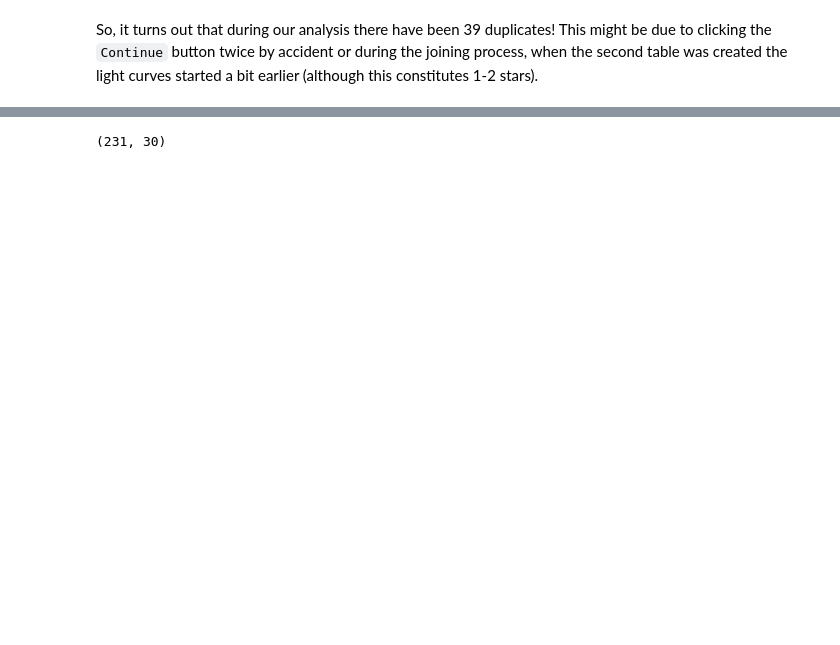
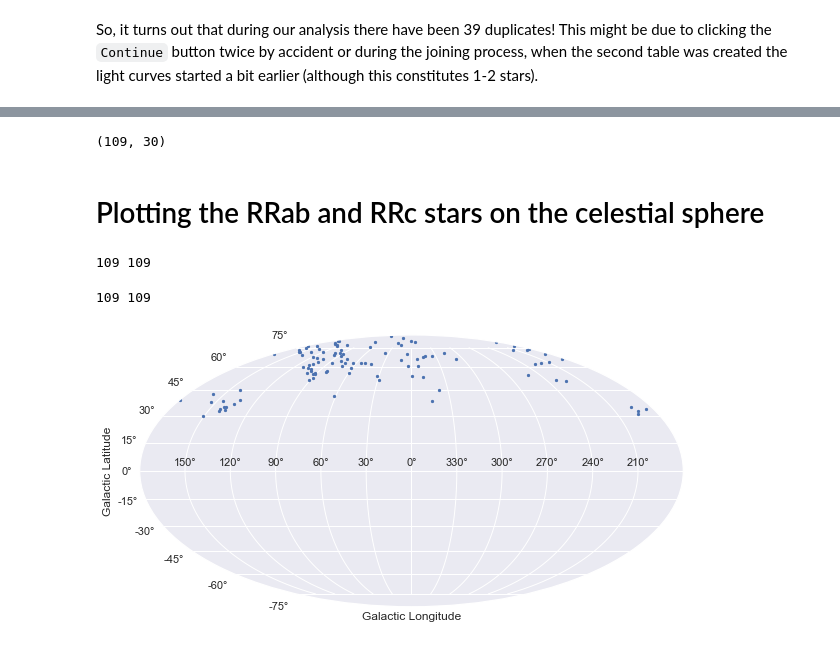
Before and after one commit to emadonev/var_stars, a Jupyter notebook: nbs/04_Searching_for_Blazhko_stars.ipynb, the cells around one changed output, grey strips where cells are left out. Saved outputs shown, nothing was run; the diff lists cells and outputs as text; code cells hidden in the pictures; blank space fills up the shorter version.

```diff
--- a/nbs/04_Searching_for_Blazhko_stars.ipynb
+++ b/nbs/04_Searching_for_Blazhko_stars.ipynb
@@ -413,0 +441,3 @@ blazhko_list.head()
+# %%
+blazhko_list_ab = pd.read_csv('../outputs/BLAZHKO_LIST_FINAL.csv')
+blazhko_list_ab.head()
@@ -414,4 +452,68 @@ blazhko_list.head()
 # %%
-blazhko_list.shape
+blazhko_list_ab.shape
 # %% [output]
-(231, 30)
+(109, 30)
+# %% [markdown]
+# Plotting the RRab and RRc stars on the celestial sphere
+# %%
+#| code-fold: false
+# DETERMINING THE RECTASCENSION AND DECLINATION COORDS
+ids_ab = blazhko_list_ab['LINEAR id'].to_numpy()
+rec_ab = []
+dec_ab = []
+
+for i in ids_ab: # for every id in our dataset
+    # look for the index of the current id in the total dataset of stellar attributes
+    for j in range(len(data.targets)):
+        if data.targets[j][0] == i:
+            coords = data.targets[j] # select the coordinates for this particular id
+            break
+    ra, dec = coords[3], coords[4] # select rectascension and declination
+    rec_ab.append(ra*u.deg) # convert ra into degrees for later conversion
+    dec_ab.append(dec*u.deg) # convert dec into degrees for later conversion
+
+print(len(rec_ab), len(dec_ab))
+# %% [output]
+109 109
+# %%
+#| code-fold: false
+# CONVERTING THE COORDINATES INTO GALACTIC COORDS
+
+l_ab = []
+b_ab = []
+
+for k in range(len(rec_ab)): # for every star in our ab dataset
+    # selection of ra and dec coords
+    ra = rec_ab[k]
+    dec = dec_ab[k]
+
+    # converting them into galactic coordinates
+    c = SkyCoord(ra=ra, dec=dec, frame='icrs')
+    l = round(c.galactic.l.degree, 3)
+    b = round(c.galactic.b.degree, 3)
+
+    # convert the coordinates into a range from -180º to 180º for our projection
+    l_rad = np.radians(l)
+    l_rad = np.mod(l_rad + np.pi, 2.0 * np.pi) - np.pi
+    b_rad = np.radians(b)
+
+    l_ab.append(l_rad)
+    b_ab.append(b_rad)
+print(len(l_ab), len(b_ab))
+# %% [output]
+109 109
+# %%
+#| code-fold: false
+# PLOTTING THE STARS
+
+fig = plt.figure(figsize=(10, 5))
+ax = fig.add_subplot(111, projection='mollweide')
+ax.scatter(l_ab, b_ab, s=5)
+ax.grid(True)
+ax.set_xticks(np.radians([-150, -120, -90, -60, -30, 0, 30, 60, 90, 120, 150]))
+ax.set_xticklabels(['150°', '120°', '90°', '60°', '30°', '0°', '330°', '300°', '270°', '240°', '210°'])
+ax.set_xlabel('Galactic Longitude')
+ax.set_ylabel('Galactic Latitude')
+plt.show()
+# %% [output]
+[figure, added]
```
Also changed, not shown: parts of 11 cells of this notebook, 53 other files.
